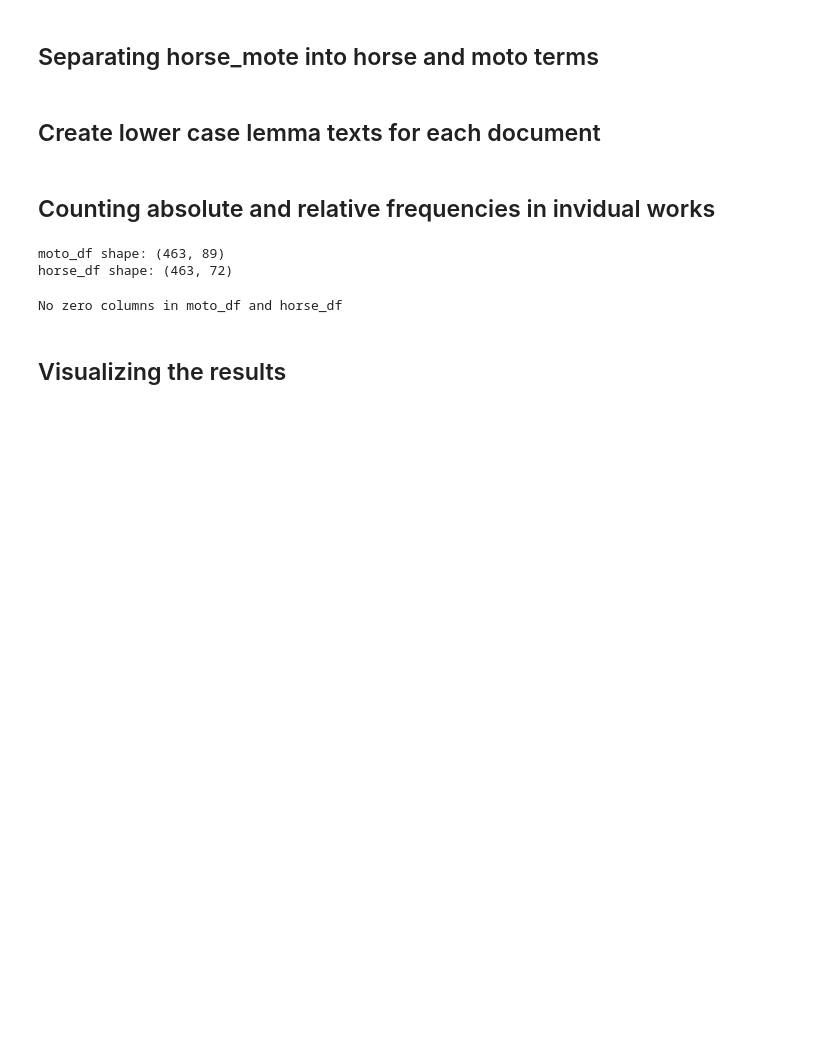
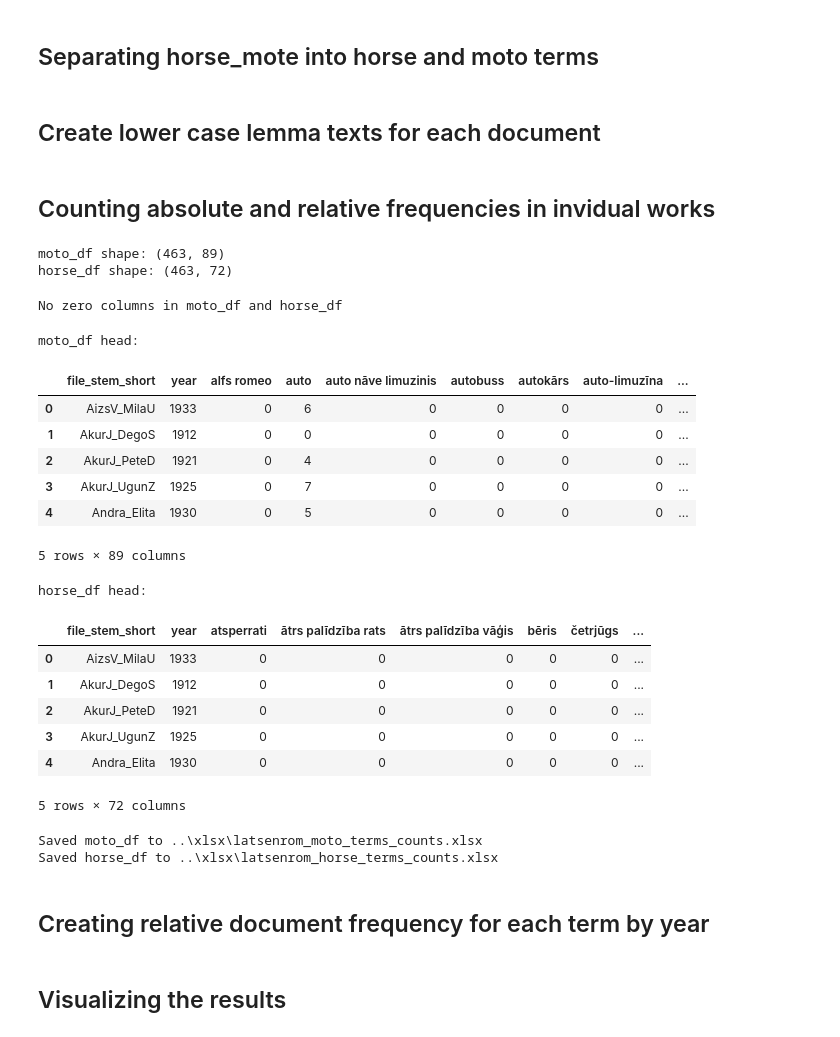
Before and after one commit to ValRCS/lnb_transports, a Jupyter notebook: notebooks/visualize_terms_df_tf_relative_over_time.ipynb, the cells around one changed output. Saved outputs shown, nothing was run; the diff lists cells and outputs as text; code cells hidden in the pictures; blank space fills up the shorter version.

Commit message:
horse and moto term counts ordered

```diff
--- a/notebooks/visualize_terms_df_tf_relative_over_time.ipynb
+++ b/notebooks/visualize_terms_df_tf_relative_over_time.ipynb
@@ -525,6 +525,42 @@ assert check_zero_columns(horse_df) == [], "horse_df has zero columns"
 print("No zero columns in moto_df and horse_df")
 # %% [output]
 No zero columns in moto_df and horse_df
+# %%
+# head
+print("moto_df head:")
+display(moto_df.head())
+print("horse_df head:")
+display(horse_df.head())
+# %% [output]
+moto_df head:
+|  | file_stem_short | year | alfs romeo | auto | auto nāve limuzinis | autobuss | autokārs | auto-limuzīna | ... |
+| 0 | AizsV_MilaU | 1933 | 0 | 6 | 0 | 0 | 0 | 0 | ... |
+| 1 | AkurJ_DegoS | 1912 | 0 | 0 | 0 | 0 | 0 | 0 | ... |
+| 2 | AkurJ_PeteD | 1921 | 0 | 4 | 0 | 0 | 0 | 0 | ... |
+| 3 | AkurJ_UgunZ | 1925 | 0 | 7 | 0 | 0 | 0 | 0 | ... |
+| 4 | Andra_Elita | 1930 | 0 | 5 | 0 | 0 | 0 | 0 | ... |
+5 rows × 89 columns
+horse_df head:
+|  | file_stem_short | year | atsperrati | ātrs palīdzība rats | ātrs palīdzība vāģis | bēris | četrjūgs | ... |
+| 0 | AizsV_MilaU | 1933 | 0 | 0 | 0 | 0 | 0 | ... |
+| 1 | AkurJ_DegoS | 1912 | 0 | 0 | 0 | 0 | 0 | ... |
+| 2 | AkurJ_PeteD | 1921 | 0 | 0 | 0 | 0 | 0 | ... |
+| 3 | AkurJ_UgunZ | 1925 | 0 | 0 | 0 | 0 | 0 | ... |
+| 4 | Andra_Elita | 1930 | 0 | 0 | 0 | 0 | 0 | ... |
+5 rows × 72 columns
+# %%
+# let's order dataframes by year and save to xlsx files
+output_moto_xlsx = Path("../xlsx/latsenrom_moto_terms_counts.xlsx")
+output_horse_xlsx = Path("../xlsx/latsenrom_horse_terms_counts.xlsx")
+moto_df.sort_values(by="year").to_excel(output_moto_xlsx, index=False)
+horse_df.sort_values(by="year").to_excel(output_horse_xlsx, index=False)
+print(f"Saved moto_df to {output_moto_xlsx}")
+print(f"Saved horse_df to {output_horse_xlsx}")
+# %% [output]
+Saved moto_df to ..\xlsx\latsenrom_moto_terms_counts.xlsx
+Saved horse_df to ..\xlsx\latsenrom_horse_terms_counts.xlsx
+# %% [markdown]
+## Creating relative document frequency for each term by year
 # %% [markdown]
 ## Visualizing the results
 # %%
```
Also changed, not shown: 3 other files.
